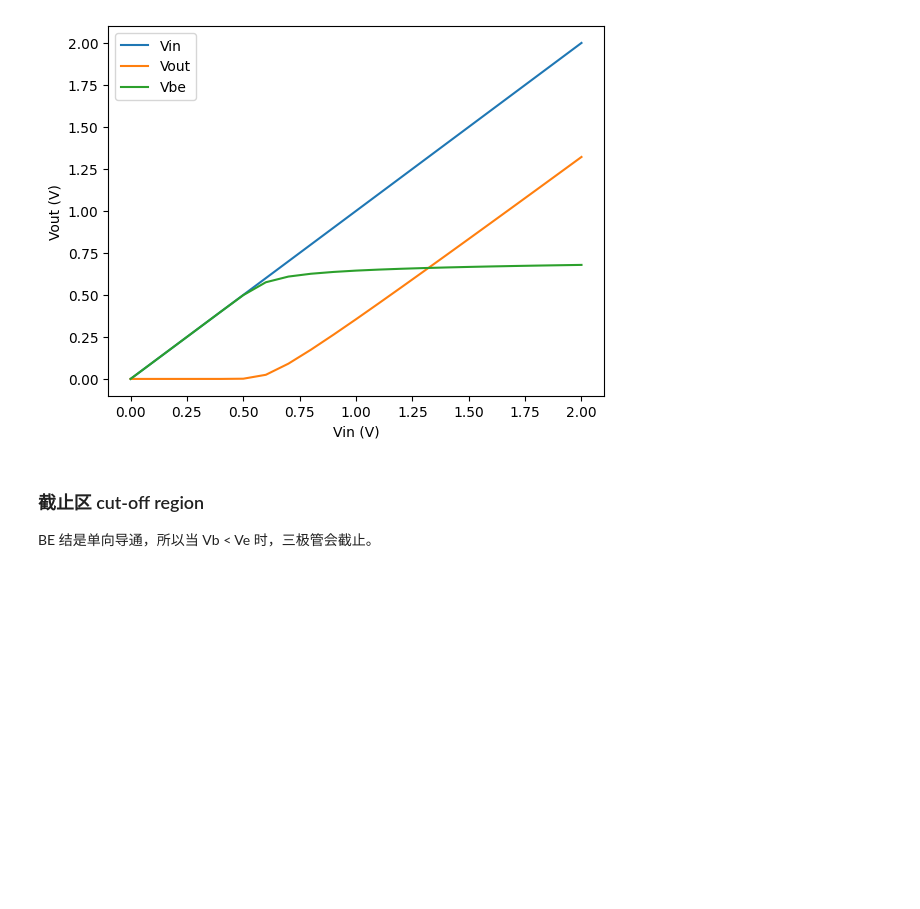
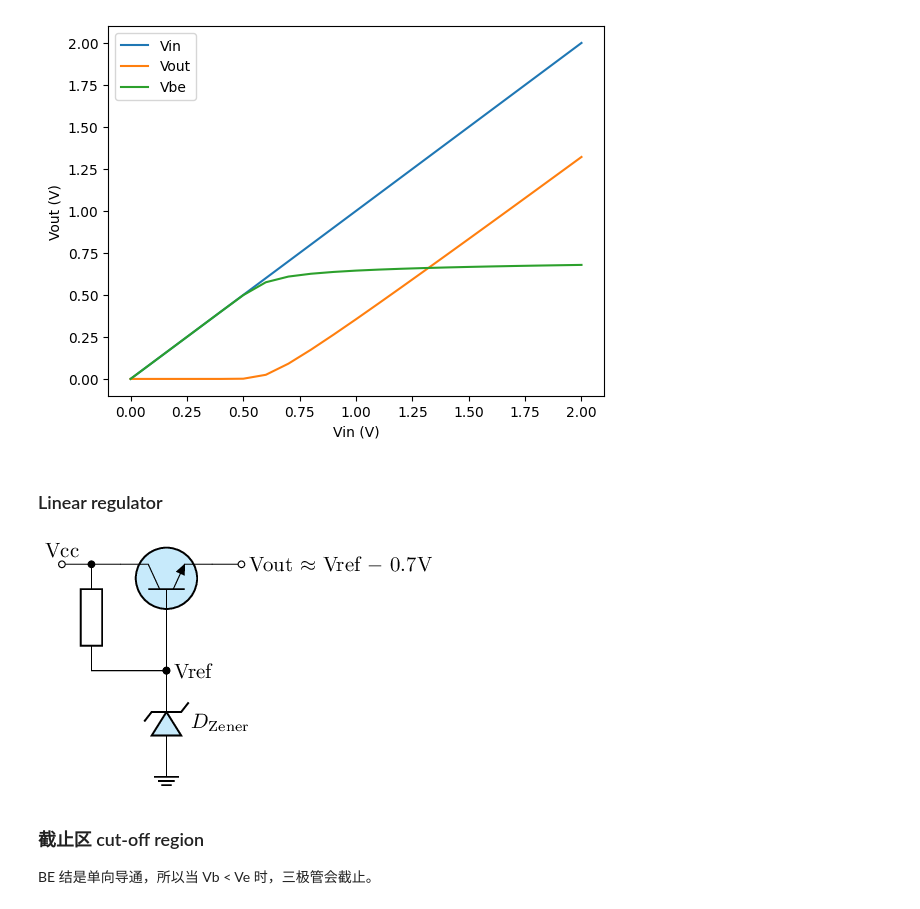
Before and after one commit to chenshuo/nuedc, a Jupyter notebook: docs/bjt-circuits.ipynb, the cells around one changed output. Saved outputs shown, nothing was run; the diff lists cells and outputs as text; code cells hidden in the pictures; blank space fills up the shorter version.

```diff
--- a/docs/bjt-circuits.ipynb
+++ b/docs/bjt-circuits.ipynb
@@ -226,6 +226,26 @@ plt.legend()
 ERROR:ngspyce.sharedspice:Using SPARSE 1.3 as Direct Linear Solver
 <matplotlib.legend.Legend at 0x...>
 [figure]
+# %% [markdown]
+### Linear regulator
+# %%
+%%tikz -ct
+
+\ctikzset{american voltages, american currents, european resistors}
+\ctikzset{diodes/fill=cyan!20, transistors/arrow pos=end, transistors/fill=cyan!20, amplifiers/fill=cyan!20}
+\draw (0, 0) node [above] {Vcc}
+  to [short, o-*] ++(0.5, 0) coordinate (IN)
+  to [short] ++(0.5, 0)
+  node [npn, tr circle, rotate=90, anchor=C] (Q1) {};
+% \ctikzset{bipoles/length=1cm};
+\draw (IN) to [R, bipoles/length=1.2cm] ++(0, -1.8) coordinate (RC)
+  to [short, -*] (RC-|Q1.B) to [short] (Q1.B);
+\draw (RC -| Q1.B) node [circ] {} node [right] {Vref}
+  to [zzD, invert, mirror, l={$D_\mathrm{Zener}$}, n=DZ, bipoles/length=1.0cm] ++(0, -1.8)
+  node [tlground] {};
+\draw (Q1.E) to [short, -o] ++(0.5, 0) node [right] {Vout $\approx$ Vref $-$ 0.7V};
+# %% [output]
+[figure, added]
 # %% [markdown]
 ### 截止区 cut-off region
 
```
Also changed, not shown: parts of 6 cells of this notebook.
